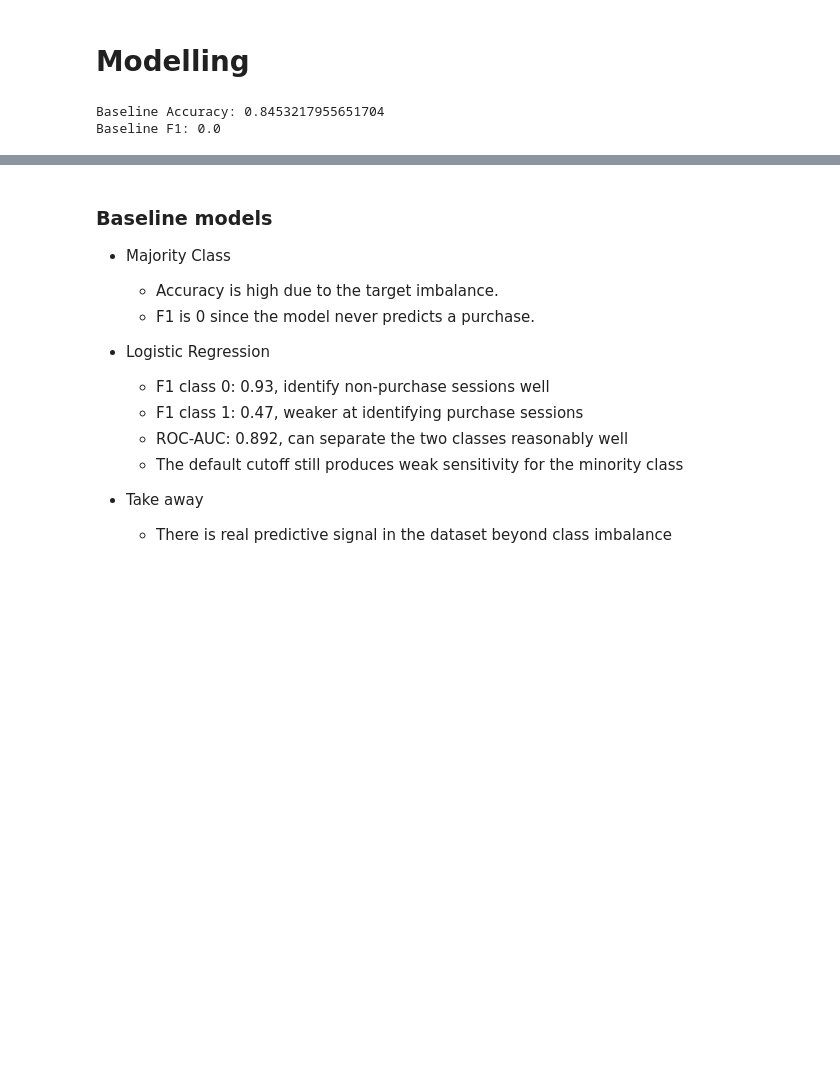
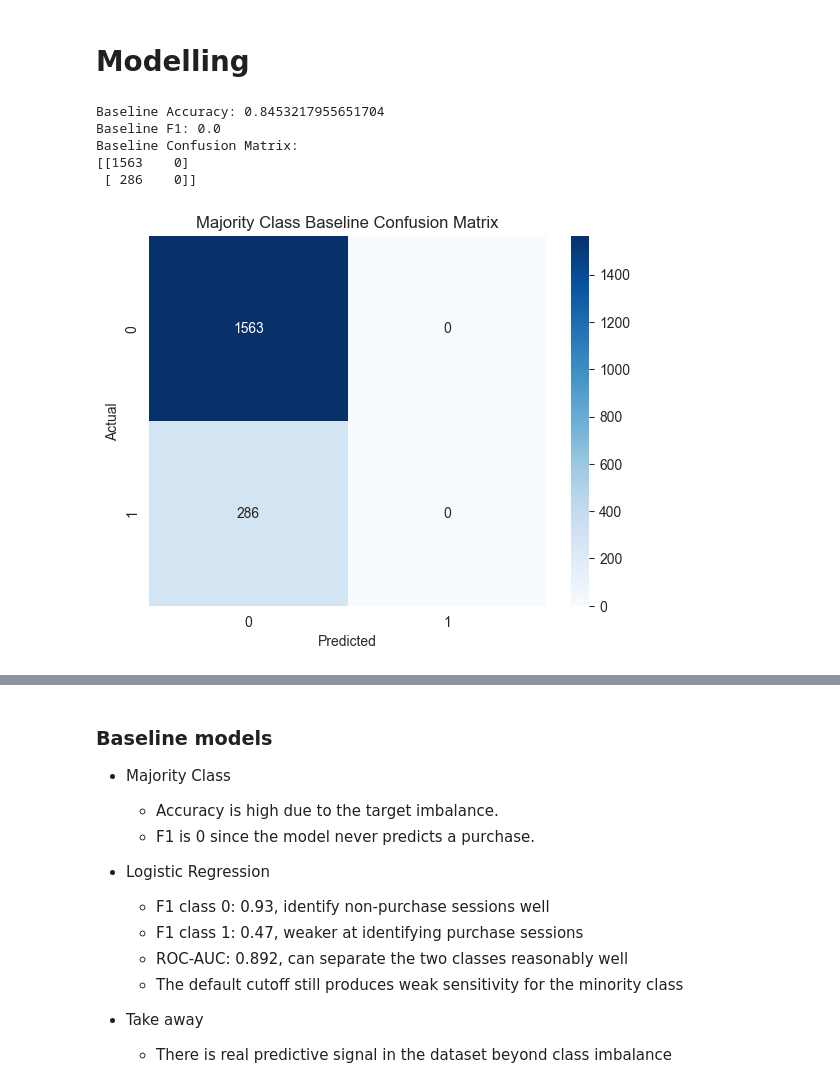
Before and after one commit to Lqvy/Project-Decisions, a Jupyter notebook: ShoppingIntention.ipynb, the cells around one changed output, grey strips where cells are left out. Cells and saved outputs as stored; diff of their text form; code cells hidden in the pictures; blank space fills up the shorter version.

Commit message:
Added confusion matricies

```diff
--- a/ShoppingIntention.ipynb
+++ b/ShoppingIntention.ipynb
@@ -487,13 +469,27 @@ Test: (1850, 12)
 # %%
 # Baseline Model 1: Majority Class
 majority_class = y_train.mode()[0]
 y_pred_baseline = np.full_like(y_val, majority_class)
 
 print("Baseline Accuracy:", accuracy_score(y_val, y_pred_baseline))
 print("Baseline F1:", f1_score(y_val, y_pred_baseline))
+
+cm_majority_baseline = confusion_matrix(y_val, y_pred_baseline)
+print("Baseline Confusion Matrix:")
+print(cm_majority_baseline)
+
+sns.heatmap(cm_majority_baseline, annot=True, fmt='d', cmap='Blues')
+plt.title("Majority Class Baseline Confusion Matrix")
+plt.xlabel("Predicted")
+plt.ylabel("Actual")
+plt.show()
 # %% [output]
 Baseline Accuracy: 0.8453217955651704
 Baseline F1: 0.0
+Baseline Confusion Matrix:
+[[1563    0]
+ [ 286    0]]
+[figure, added]
 # %%
 # Baseline Model 2: Logistic Regression
 log_model = Pipeline(steps=[
```
Also changed, not shown: parts of 10 cells of this notebook.
